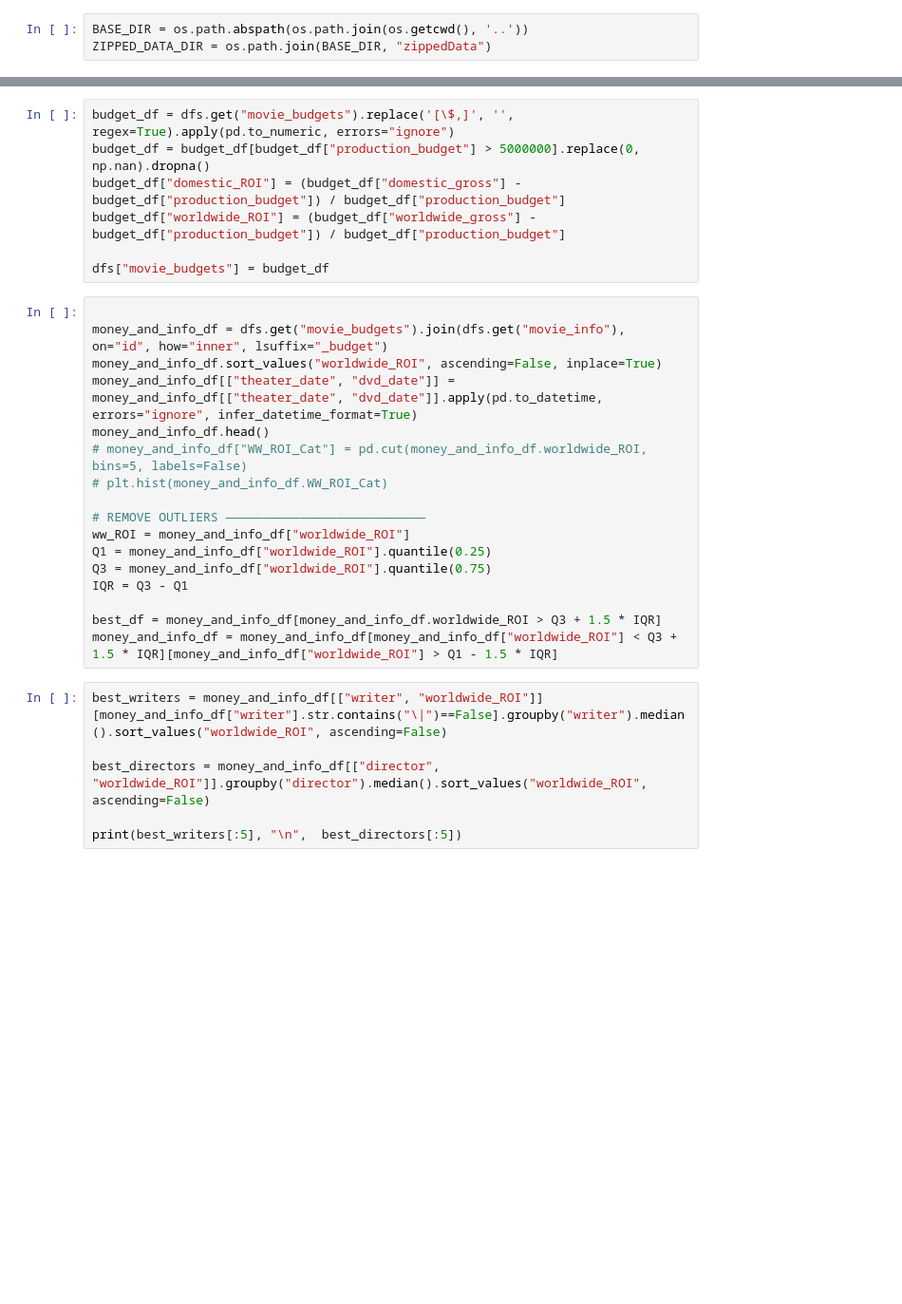
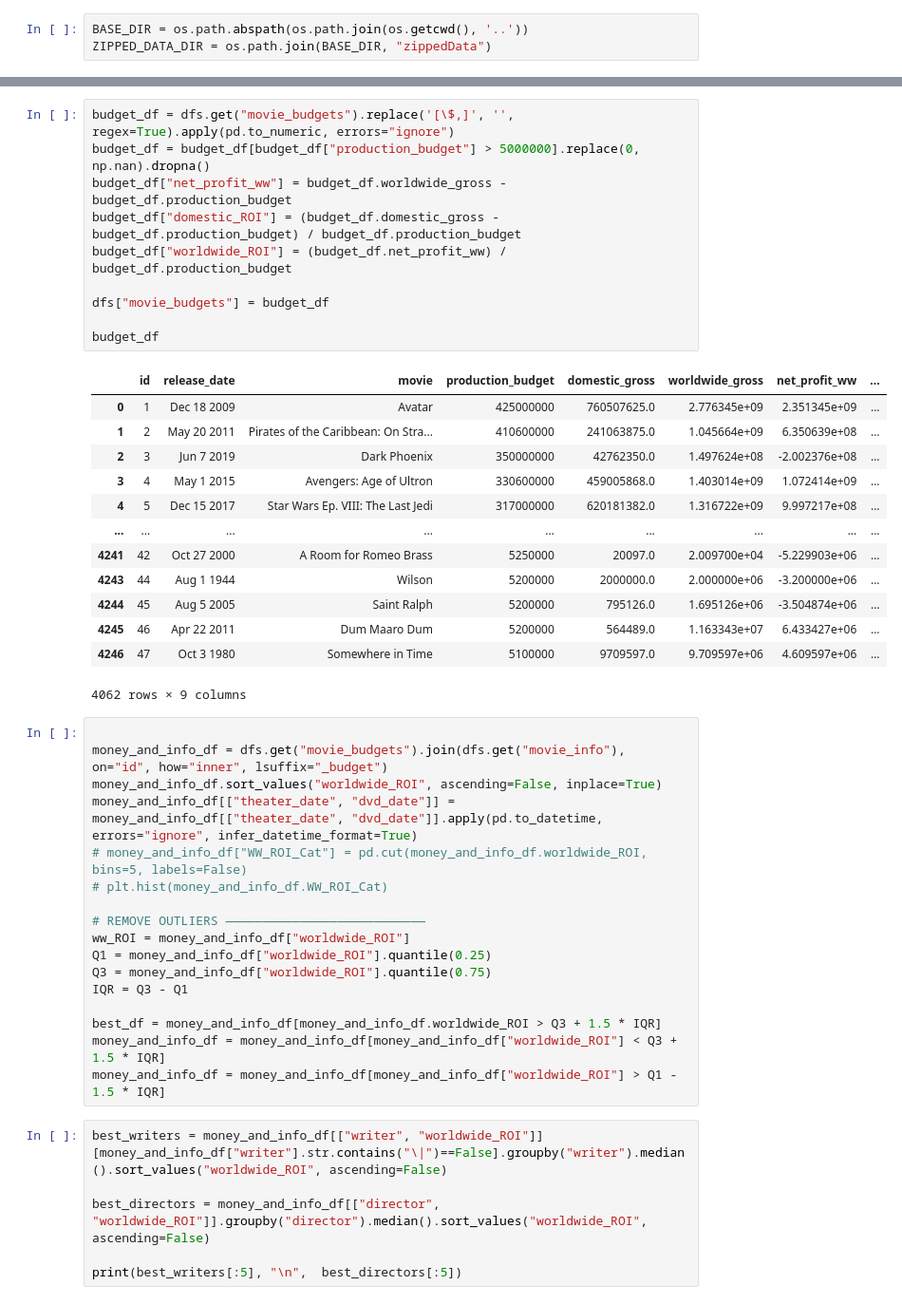
Before and after one commit to ACB-prgm/Phase1_Project, a Jupyter notebook: notebooks/RoughingIt.ipynb, the cells around one changed output, grey strips where cells are left out. Shown at 95% size. Cells and saved outputs as stored; diff of their text form; blank space fills up the shorter version.

```diff
--- a/notebooks/RoughingIt.ipynb
+++ b/notebooks/RoughingIt.ipynb
@@ -68,16 +90,32 @@ Index(['title', 'studio', 'domestic_gross', 'foreign_gross', 'year'], dtype='obj
 # %%
 budget_df = dfs.get("movie_budgets").replace('[\$,]', '', regex=True).apply(pd.to_numeric, errors="ignore")
 budget_df = budget_df[budget_df["production_budget"] > 5000000].replace(0, np.nan).dropna()
-budget_df["domestic_ROI"] = (budget_df["domestic_gross"] - budget_df["production_budget"]) / budget_df["production_budget"]
-budget_df["worldwide_ROI"] = (budget_df["worldwide_gross"] - budget_df["production_budget"]) / budget_df["production_budget"]
+budget_df["net_profit_ww"] = budget_df.worldwide_gross - budget_df.production_budget
+budget_df["domestic_ROI"] = (budget_df.domestic_gross - budget_df.production_budget) / budget_df.production_budget
+budget_df["worldwide_ROI"] = (budget_df.net_profit_ww) / budget_df.production_budget
 
 dfs["movie_budgets"] = budget_df
+
+budget_df
+# %% [output]
+|  | id | release_date | movie | production_budget | domestic_gross | worldwide_gross | net_profit_ww | ... |
+| 0 | 1 | Dec 18 2009 | Avatar | 425000000 | 760507625.0 | 2.776345e+09 | 2.351345e+09 | ... |
+| 1 | 2 | May 20 2011 | Pirates of the Caribbean: On Stra... | 410600000 | 241063875.0 | 1.045664e+09 | 6.350639e+08 | ... |
+| 2 | 3 | Jun 7 2019 | Dark Phoenix | 350000000 | 42762350.0 | 1.497624e+08 | -2.002376e+08 | ... |
+| 3 | 4 | May 1 2015 | Avengers: Age of Ultron | 330600000 | 459005868.0 | 1.403014e+09 | 1.072414e+09 | ... |
+| 4 | 5 | Dec 15 2017 | Star Wars Ep. VIII: The Last Jedi | 317000000 | 620181382.0 | 1.316722e+09 | 9.997217e+08 | ... |
+| ... | ... | ... | ... | ... | ... | ... | ... | ... |
+| 4241 | 42 | Oct 27 2000 | A Room for Romeo Brass | 5250000 | 20097.0 | 2.009700e+04 | -5.229903e+06 | ... |
+| 4243 | 44 | Aug 1 1944 | Wilson | 5200000 | 2000000.0 | 2.000000e+06 | -3.200000e+06 | ... |
+| 4244 | 45 | Aug 5 2005 | Saint Ralph | 5200000 | 795126.0 | 1.695126e+06 | -3.504874e+06 | ... |
+| 4245 | 46 | Apr 22 2011 | Dum Maaro Dum | 5200000 | 564489.0 | 1.163343e+07 | 6.433427e+06 | ... |
+| 4246 | 47 | Oct 3 1980 | Somewhere in Time | 5100000 | 9709597.0 | 9.709597e+06 | 4.609597e+06 | ... |
+4062 rows × 9 columns
 # %%
 
 money_and_info_df = dfs.get("movie_budgets").join(dfs.get("movie_info"), on="id", how="inner", lsuffix="_budget")
 money_and_info_df.sort_values("worldwide_ROI", ascending=False, inplace=True)
 money_and_info_df[["theater_date", "dvd_date"]] = money_and_info_df[["theater_date", "dvd_date"]].apply(pd.to_datetime, errors="ignore", infer_datetime_format=True)
-money_and_info_df.head()
 # money_and_info_df["WW_ROI_Cat"] = pd.cut(money_and_info_df.worldwide_ROI, bins=5, labels=False)
 # plt.hist(money_and_info_df.WW_ROI_Cat)
 
@@ -88,7 +126,8 @@ Q3 = money_and_info_df["worldwide_ROI"].quantile(0.75)
 IQR = Q3 - Q1
 
 best_df = money_and_info_df[money_and_info_df.worldwide_ROI > Q3 + 1.5 * IQR]
-money_and_info_df = money_and_info_df[money_and_info_df["worldwide_ROI"] < Q3 + 1.5 * IQR][money_and_info_df["worldwide_ROI"] > Q1 - 1.5 * IQR]
+money_and_info_df = money_and_info_df[money_and_info_df["worldwide_ROI"] < Q3 + 1.5 * IQR]
+money_and_info_df = money_and_info_df[money_and_info_df["worldwide_ROI"] > Q1 - 1.5 * IQR]
 # %%
 best_writers = money_and_info_df[["writer", "worldwide_ROI"]][money_and_info_df["writer"].str.contains("\|")==False].groupby("writer").median().sort_values("worldwide_ROI", ascending=False)
 
```
Also changed, not shown: parts of 15 cells of this notebook, 3 other files.
